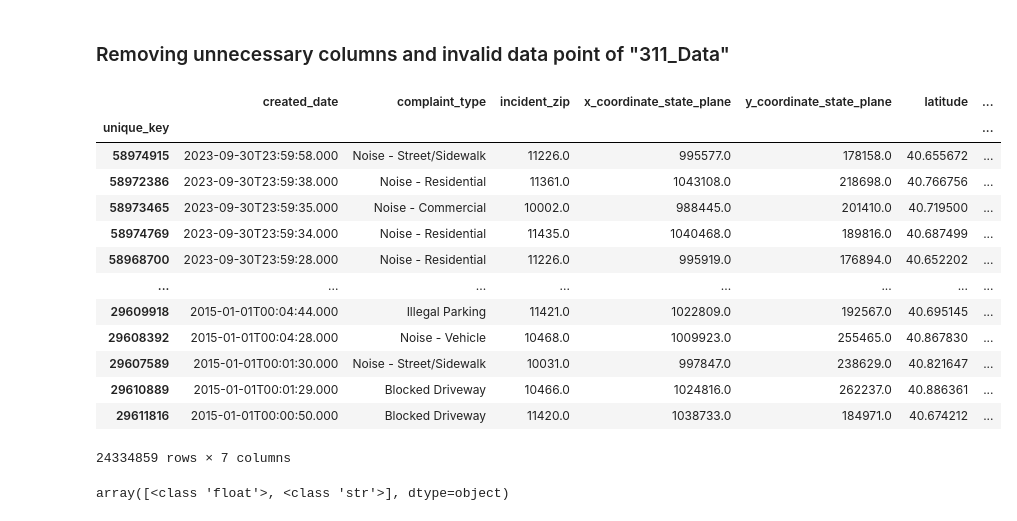
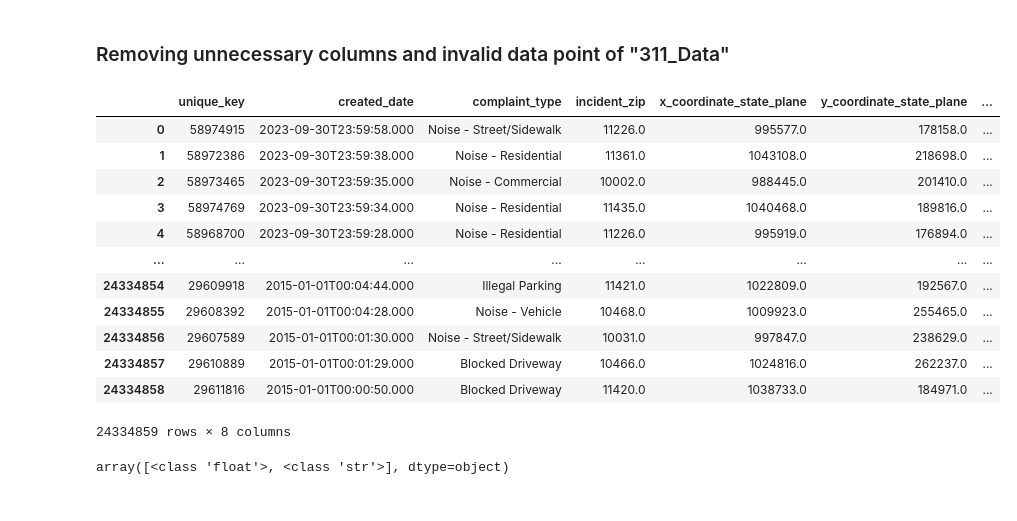
Before and after one commit to llllllllvy/4501_project, a Jupyter notebook: Project.ipynb, the cells around one changed output. Saved outputs shown, nothing was run; the diff lists cells and outputs as text; code cells hidden in the pictures.

```diff
--- a/Project.ipynb
+++ b/Project.ipynb
@@ -264,25 +278,24 @@ Name: ZipCode, Length: 683788, dtype: int64
 # %%
 import pandas as pd
 import geopandas as gpd
 import numpy as np
 data311df = pd.read_csv('/Users/yoyo/Desktop/4501/Project/data/data311.csv')
 data311df = data311df.drop([':@computed_region_efsh_h5xi','resolution_action_updated_date'], axis=1)
-data311df = data311df.set_index('unique_key')
+# data311df = data311df.set_index('unique_key')
 data311df
 # %% [output]
-|  | created_date | complaint_type | incident_zip | x_coordinate_state_plane | y_coordinate_state_plane | latitude | ... |
-| unique_key |  |  |  |  |  |  | ... |
-| 58974915 | 2023-09-30T23:59:58.000 | Noise - Street/Sidewalk | 11226.0 | 995577.0 | 178158.0 | 40.655672 | ... |
-| 58972386 | 2023-09-30T23:59:38.000 | Noise - Residential | 11361.0 | 1043108.0 | 218698.0 | 40.766756 | ... |
-| 58973465 | 2023-09-30T23:59:35.000 | Noise - Commercial | 10002.0 | 988445.0 | 201410.0 | 40.719500 | ... |
-| 58974769 | 2023-09-30T23:59:34.000 | Noise - Residential | 11435.0 | 1040468.0 | 189816.0 | 40.687499 | ... |
-| 58968700 | 2023-09-30T23:59:28.000 | Noise - Residential | 11226.0 | 995919.0 | 176894.0 | 40.652202 | ... |
+|  | unique_key | created_date | complaint_type | incident_zip | x_coordinate_state_plane | y_coordinate_state_plane | ... |
+| 0 | 58974915 | 2023-09-30T23:59:58.000 | Noise - Street/Sidewalk | 11226.0 | 995577.0 | 178158.0 | ... |
+| 1 | 58972386 | 2023-09-30T23:59:38.000 | Noise - Residential | 11361.0 | 1043108.0 | 218698.0 | ... |
+| 2 | 58973465 | 2023-09-30T23:59:35.000 | Noise - Commercial | 10002.0 | 988445.0 | 201410.0 | ... |
+| 3 | 58974769 | 2023-09-30T23:59:34.000 | Noise - Residential | 11435.0 | 1040468.0 | 189816.0 | ... |
+| 4 | 58968700 | 2023-09-30T23:59:28.000 | Noise - Residential | 11226.0 | 995919.0 | 176894.0 | ... |
 | ... | ... | ... | ... | ... | ... | ... | ... |
-| 29609918 | 2015-01-01T00:04:44.000 | Illegal Parking | 11421.0 | 1022809.0 | 192567.0 | 40.695145 | ... |
-| 29608392 | 2015-01-01T00:04:28.000 | Noise - Vehicle | 10468.0 | 1009923.0 | 255465.0 | 40.867830 | ... |
-| 29607589 | 2015-01-01T00:01:30.000 | Noise - Street/Sidewalk | 10031.0 | 997847.0 | 238629.0 | 40.821647 | ... |
-| 29610889 | 2015-01-01T00:01:29.000 | Blocked Driveway | 10466.0 | 1024816.0 | 262237.0 | 40.886361 | ... |
-| 29611816 | 2015-01-01T00:00:50.000 | Blocked Driveway | 11420.0 | 1038733.0 | 184971.0 | 40.674212 | ... |
+| 24334854 | 29609918 | 2015-01-01T00:04:44.000 | Illegal Parking | 11421.0 | 1022809.0 | 192567.0 | ... |
+| 24334855 | 29608392 | 2015-01-01T00:04:28.000 | Noise - Vehicle | 10468.0 | 1009923.0 | 255465.0 | ... |
+| 24334856 | 29607589 | 2015-01-01T00:01:30.000 | Noise - Street/Sidewalk | 10031.0 | 997847.0 | 238629.0 | ... |
+| 24334857 | 29610889 | 2015-01-01T00:01:29.000 | Blocked Driveway | 10466.0 | 1024816.0 | 262237.0 | ... |
+| 24334858 | 29611816 | 2015-01-01T00:00:50.000 | Blocked Driveway | 11420.0 | 1038733.0 | 184971.0 | ... |
-24334859 rows × 7 columns
+24334859 rows × 8 columns
 # %%
 # find datatype of incident_zip
```
Also changed, not shown: parts of 47 cells of this notebook.
